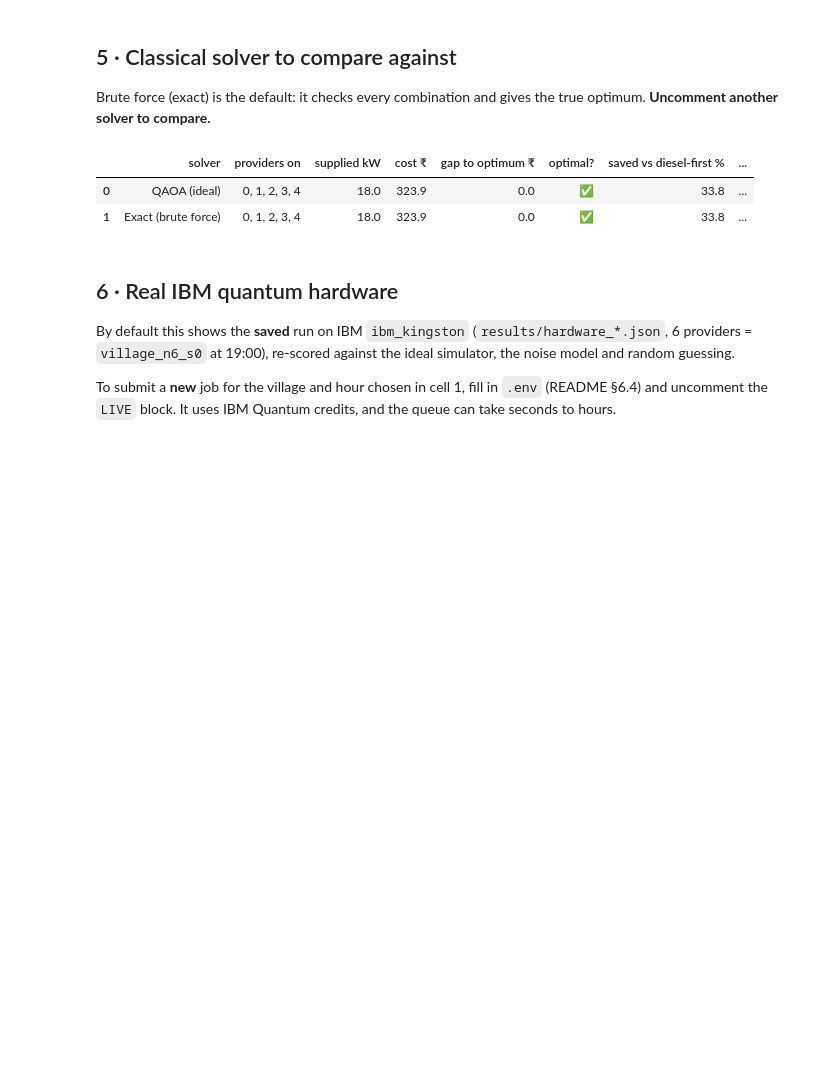
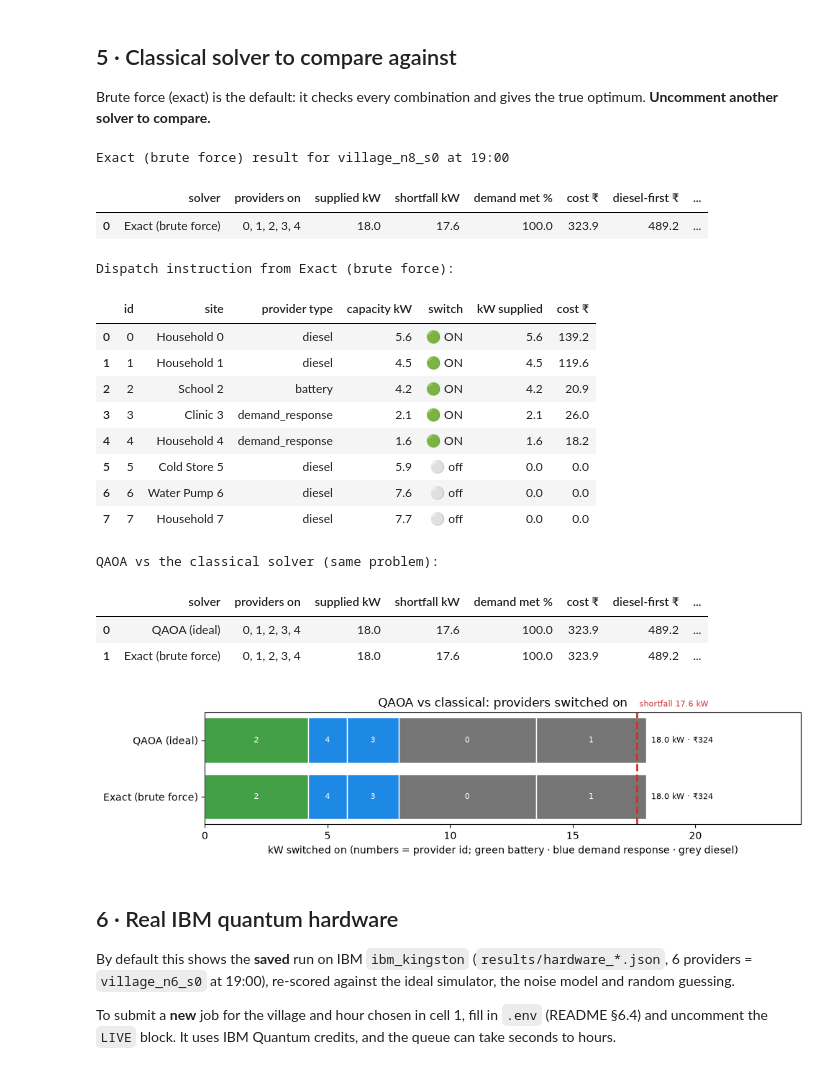
Before and after one commit to souviksbhowmik/gridq, a Jupyter notebook: notebooks/demo.ipynb, the cells around one changed output. Saved outputs shown, nothing was run; the diff lists cells and outputs as text; code cells hidden in the pictures; blank space fills up the shorter version.

```diff
--- a/notebooks/demo.ipynb
+++ b/notebooks/demo.ipynb
@@ -152,28 +171,44 @@ Brute force (exact) is the default: it checks every combination and gives the tr
 # %%
 from gridq import constrained_optimum, simulated_annealing, greedy_operator, greedy_descent, random_sampling
 
 # ---- pick ONE classical solver ------------------------------------------------
 SOLVER, solve = "Exact (brute force)", lambda: constrained_optimum(qubo).x
 # SOLVER, solve = "Simulated annealing", lambda: simulated_annealing(qubo, sweeps=500, restarts=5).x
 # SOLVER, solve = "Greedy (cheapest per kW)", lambda: greedy_operator(qubo).x
 # SOLVER, solve = "Greedy descent (QUBO)", lambda: greedy_descent(qubo).x
 # SOLVER, solve = "Random sampling (control)", lambda: random_sampling(qubo, shots=SHOTS, seed=0).x
 
 t0 = time.perf_counter(); x_cl = repair(grid, solve()); cl_time = time.perf_counter() - t0
-exact = constrained_optimum(qubo).x
-rows = []
-for name, x, t in (("QAOA (" + BACKEND + ")", x_qaoa, qaoa_time), (SOLVER, x_cl, cl_time)):
-    mm = dispatch_metrics(grid, x)
-    rows.append({"solver": name, "providers on": ", ".join(map(str, np.flatnonzero(x))),
-                 "supplied kW": mm["supplied_kw"], "cost ₹": mm["cost_inr"],
-                 "gap to optimum ₹": round(float(grid.cost @ x - grid.cost @ exact), 1),
-                 "optimal?": "✅" if np.array_equal(x, exact) else "❌",
-                 "saved vs diesel-first %": cost_saved_pct(grid, x), "runtime ms": round(1000 * t, 1)})
-pd.DataFrame(rows)
+
+# ---- RESULTS -----------------------------------------------------------------
+print(f"{SOLVER} result for {VILLAGE} at {HOUR:02d}:00")
+display(pd.DataFrame([summary_row(SOLVER, grid, x_cl, exact, cl_time)]))
+print(f"Dispatch instruction from {SOLVER}:")
+display(dispatch_table(village.providers, grid, x_cl))
+
+print("QAOA vs the classical solver (same problem):")
+display(pd.DataFrame([summary_row(f"QAOA ({BACKEND})", grid, x_qaoa, exact, qaoa_time),
+                      summary_row(SOLVER, grid, x_cl, exact, cl_time)]))
+plot_allocation(grid, {f"QAOA ({BACKEND})": x_qaoa, SOLVER: x_cl}, "QAOA vs classical: providers switched on")
 # %% [output]
+Exact (brute force) result for village_n8_s0 at 19:00
-|  | solver | providers on | supplied kW | cost ₹ | gap to optimum ₹ | optimal? | saved vs diesel-first % | ... |
-| 0 | QAOA (ideal) | 0, 1, 2, 3, 4 | 18.0 | 323.9 | 0.0 | ✅ | 33.8 | ... |
-| 1 | Exact (brute force) | 0, 1, 2, 3, 4 | 18.0 | 323.9 | 0.0 | ✅ | 33.8 | ... |
+|  | solver | providers on | supplied kW | shortfall kW | demand met % | cost ₹ | diesel-first ₹ | ... |
+| 0 | Exact (brute force) | 0, 1, 2, 3, 4 | 18.0 | 17.6 | 100.0 | 323.9 | 489.2 | ... |
+Dispatch instruction from Exact (brute force):
+|  | id | site | provider type | capacity kW | switch | kW supplied | cost ₹ |
+| 0 | 0 | Household 0 | diesel | 5.6 | 🟢 ON | 5.6 | 139.2 |
+| 1 | 1 | Household 1 | diesel | 4.5 | 🟢 ON | 4.5 | 119.6 |
+| 2 | 2 | School 2 | battery | 4.2 | 🟢 ON | 4.2 | 20.9 |
+| 3 | 3 | Clinic 3 | demand_response | 2.1 | 🟢 ON | 2.1 | 26.0 |
+| 4 | 4 | Household 4 | demand_response | 1.6 | 🟢 ON | 1.6 | 18.2 |
+| 5 | 5 | Cold Store 5 | diesel | 5.9 | ⚪ off | 0.0 | 0.0 |
+| 6 | 6 | Water Pump 6 | diesel | 7.6 | ⚪ off | 0.0 | 0.0 |
+| 7 | 7 | Household 7 | diesel | 7.7 | ⚪ off | 0.0 | 0.0 |
+QAOA vs the classical solver (same problem):
+|  | solver | providers on | supplied kW | shortfall kW | demand met % | cost ₹ | diesel-first ₹ | ... |
+| 0 | QAOA (ideal) | 0, 1, 2, 3, 4 | 18.0 | 17.6 | 100.0 | 323.9 | 489.2 | ... |
+| 1 | Exact (brute force) | 0, 1, 2, 3, 4 | 18.0 | 17.6 | 100.0 | 323.9 | 489.2 | ... |
+[figure, added]
 # %% [markdown]
 ## 6 · Real IBM quantum hardware
 By default this shows the **saved** run on IBM `ibm_kingston` (`results/hardware_*.json`, 6 providers = `village_n6_s0` at 19:00),
```
Also changed, not shown: parts of 2 cells of this notebook, 1 other file.
